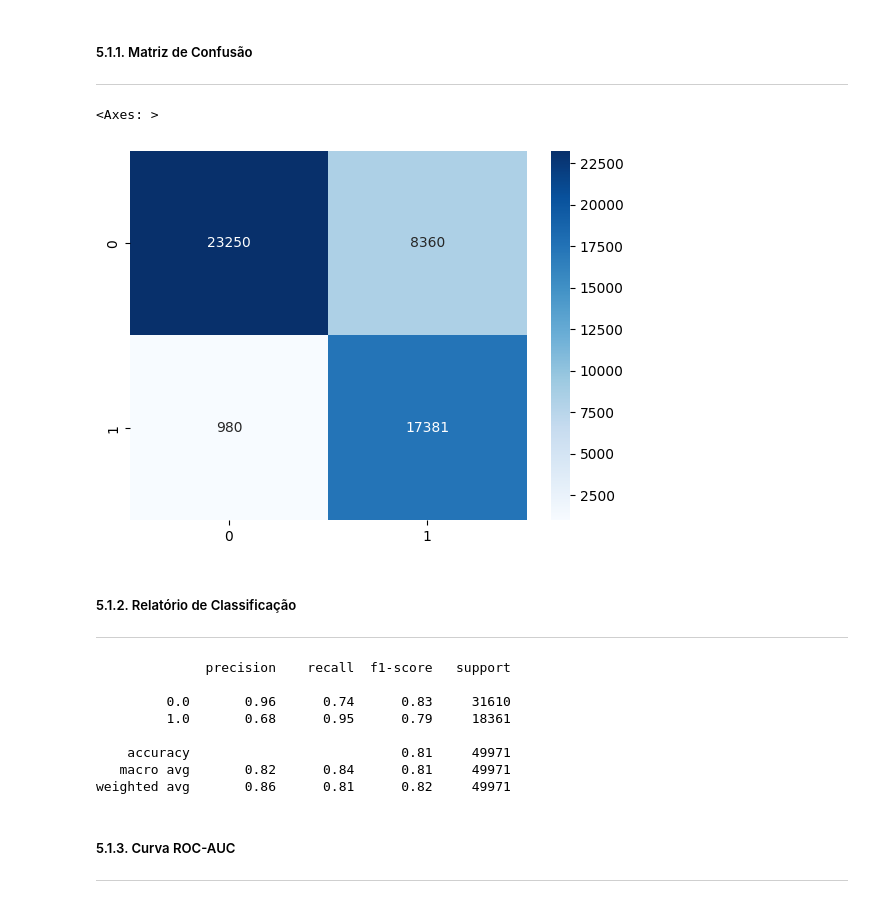
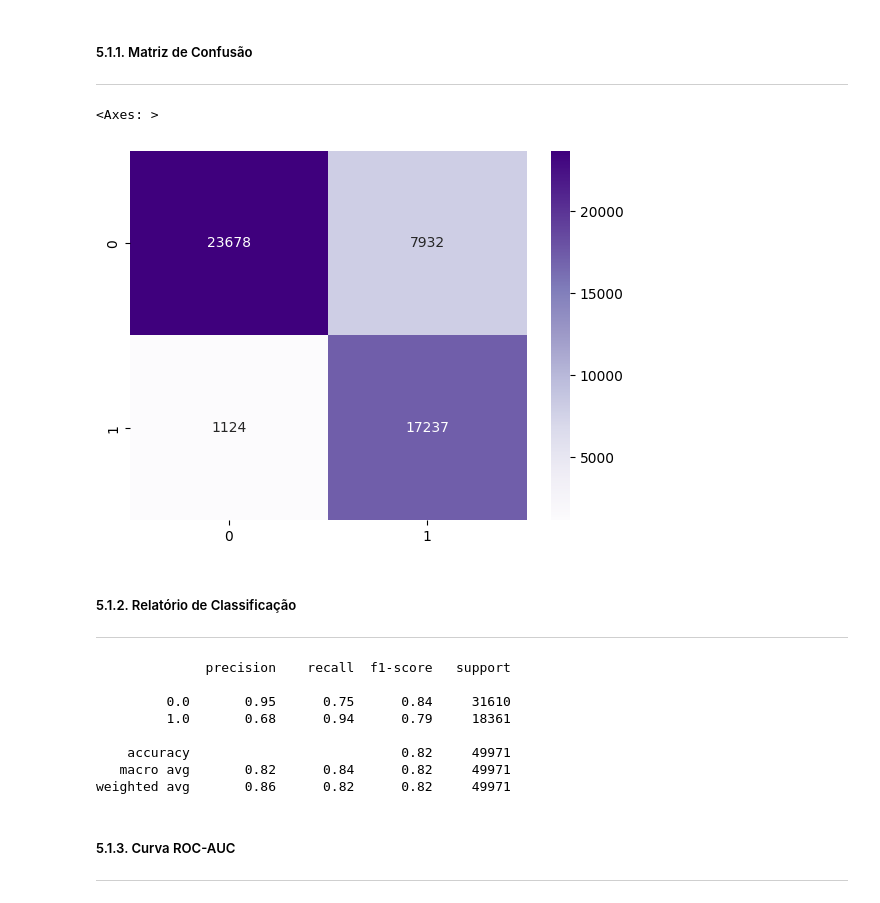
Before and after one commit to rafaeldecastro195/ml-supervisionado-cybersecurity, a Jupyter notebook: src/modelos/mlp/mlp_3c.ipynb, the cells around one changed output. Drawn from its saved outputs; the diff is of its cells as text; code cells hidden in the pictures.

```diff
--- a/src/modelos/mlp/mlp_3c.ipynb
+++ b/src/modelos/mlp/mlp_3c.ipynb
@@ -380,7 +391,7 @@ O objetivo é a diminuição da dimensionalidade, e a escolha das 35 features ma
 # %%
 xgb_estimador = XGBClassifier(random_state=42, eval_metric='logloss')
 # %%
-seletor_rfe = RFE(estimator=xgb_estimador, n_features_to_select=35)
+seletor_rfe = RFE(estimator=xgb_estimador, n_features_to_select=30)
 # %% [markdown]
 #### 1.2. Aplicação do RFE em X_treino
 ---
@@ -519,10 +530,9 @@ Feature NUM_PACOTES_ORIGEM:
 # %%
-
-mlp_rfe = MLPClassifier(
-    hidden_layer_sizes=(128, 64, 32),
+mlp_3_C_rfe = MLPClassifier(
+    hidden_layer_sizes=(64, 64, 64),
     max_iter=2000,
     tol=0.0001,
-    learning_rate_init=0.001,
+    learning_rate_init=0.0005,
     learning_rate='adaptive',
     alpha=0.001,
     n_iter_no_change=15,
@@ -585,7 +596,7 @@ RELATÓRIO DE DESEMPENHO DE PROCESSAMENTO:
 #### 4.2. Predição Binária
 ---
 # %%
-y_predicao_binaria_2 = pm.imprimir_desempenho(mlp_rfe.predict, X_teste_reduzido_df)
+y_predicao_binaria_2 = pm.imprimir_desempenho(mlp_3_C_rfe.predict, X_teste_reduzido_df)
 # %% [output]
 RELATÓRIO DE DESEMPENHO DE PROCESSAMENTO:
 
@@ -613,10 +624,10 @@ RELATÓRIO DE DESEMPENHO DE PROCESSAMENTO:
 ---
 # %%
 matriz_confusao_2 = confusion_matrix(y_teste, y_predicao_binaria_2)
-sns.heatmap(matriz_confusao_2, annot=True, fmt='d', cmap='Blues')
+sns.heatmap(matriz_confusao_2, annot=True, fmt='d', cmap='Purples')
 # %% [output]
 <Axes: >
-[figure, old version]
+[figure, new version]
 # %% [markdown]
 ##### 5.1.2. Relatório de Classificação
 ---
@@ -626,12 +637,12 @@ print(relatorio_classificacao_2)
 # %% [output]
               precision    recall  f1-score   support
 
-         0.0       0.96      0.74      0.83     31610
-         1.0       0.68      0.95      0.79     18361
+         0.0       0.95      0.75      0.84     31610
+         1.0       0.68      0.94      0.79     18361
 
-    accuracy                           0.81     49971
-   macro avg       0.82      0.84      0.81     49971
-weighted avg       0.86      0.81      0.82     49971
+    accuracy                           0.82     49971
+   macro avg       0.82      0.84      0.82     49971
+weighted avg       0.86      0.82      0.82     49971
 # %% [markdown]
 ##### 5.1.3. Curva ROC-AUC
 ---
```
Also changed, not shown: parts of 59 cells of this notebook, 18 other files.
